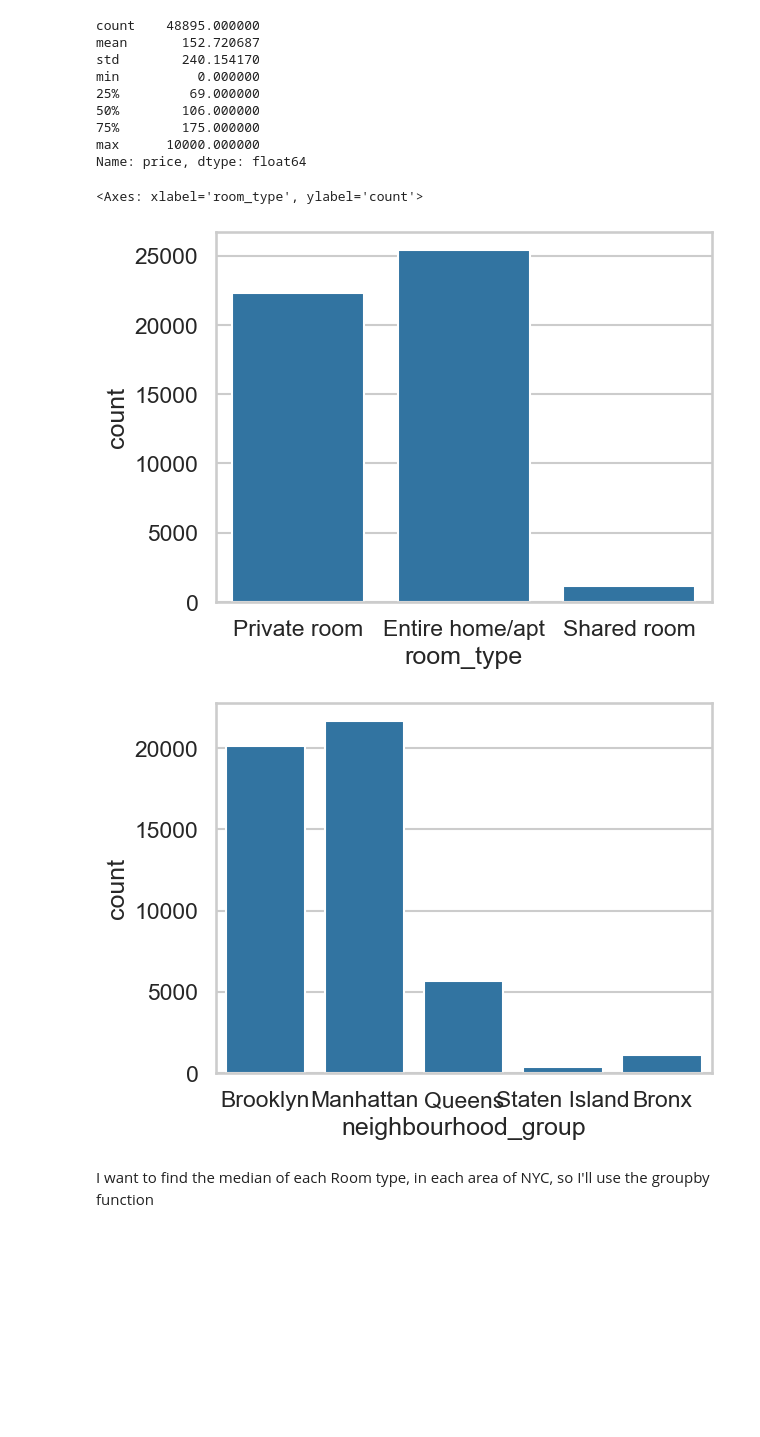
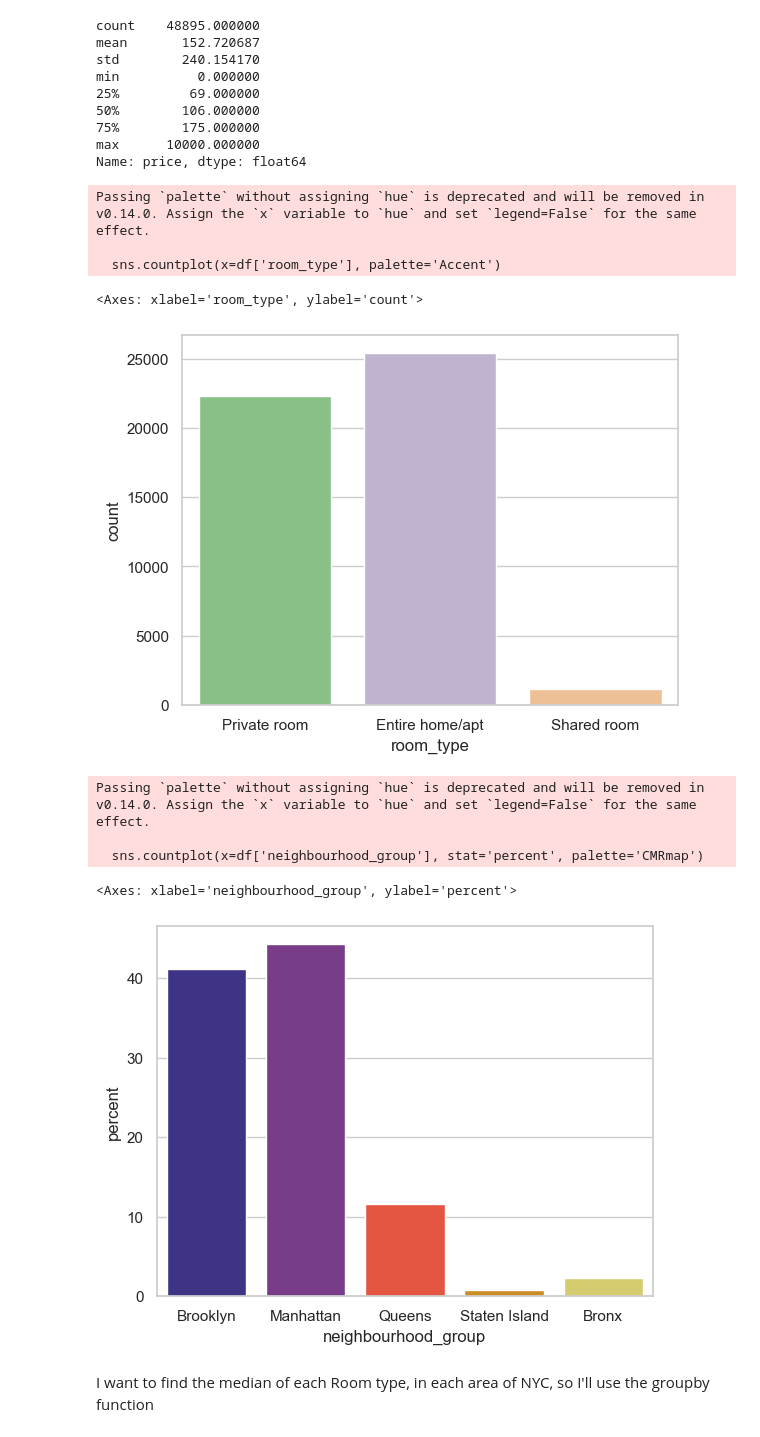
Before and after one commit to kc-011/python-programming, a Jupyter notebook: Module 3/airbnb.ipynb, the cells around one changed output. Drawn from its saved outputs; the diff is of its cells as text; code cells hidden in the pictures; blank space fills up the shorter version.

```diff
--- a/Module 3/airbnb.ipynb
+++ b/Module 3/airbnb.ipynb
@@ -89,0 +92,3 @@ Should I drop the columns that aren't needed?
+# %%
+#Let's drop columns that I think aren't needed at all
+df = df.drop(columns=['id', 'name', 'host_id', 'host_name', 'latitude', 'longitude'])
@@ -90,5 +104,6 @@ Should I drop the columns that aren't needed?
 # %%
-sns.histplot(x=df['price'], element='step', kde=True)
 sns.set_style('whitegrid')
-sns.set_context('talk')
+sns.set_context('poster')
+sns.histplot(x=df['price'], hue=df['room_type'], kde=True)
+sns.despine()
 # %% [output]
@@ -114,15 +129,23 @@ min          0.000000
 max      10000.000000
 Name: price, dtype: float64
 # %%
-sns.countplot(x=df['room_type'])
+sns.set_context('notebook')
+sns.countplot(x=df['room_type'], palette='Accent')
 # %% [output]
-<Axes: xlabel='room_type', ylabel='count'>
+Passing `palette` without assigning `hue` is deprecated and will be removed in v0.14.0. Assign the `x` variable to `hue` and set `legend=False` for the same effect.
+
+  sns.countplot(x=df['room_type'], palette='Accent')
+<Axes: xlabel='room_type', ylabel='count'>
-[figure, old version]
+[figure, new version]
 # %%
-sns.countplot(x=df['neighbourhood_group'])
 sns.set_context('notebook')
+sns.countplot(x=df['neighbourhood_group'], stat='percent', palette='CMRmap')
 # %% [output]
+Passing `palette` without assigning `hue` is deprecated and will be removed in v0.14.0. Assign the `x` variable to `hue` and set `legend=False` for the same effect.
+
+  sns.countplot(x=df['neighbourhood_group'], stat='percent', palette='CMRmap')
+<Axes: xlabel='neighbourhood_group', ylabel='percent'>
-[figure, old version]
+[figure, new version]
 # %% [markdown]
 I want to find the median of each Room type, in each area of NYC, so I'll use the groupby function
 # %%
```
Also changed, not shown: parts of 21 cells of this notebook.
